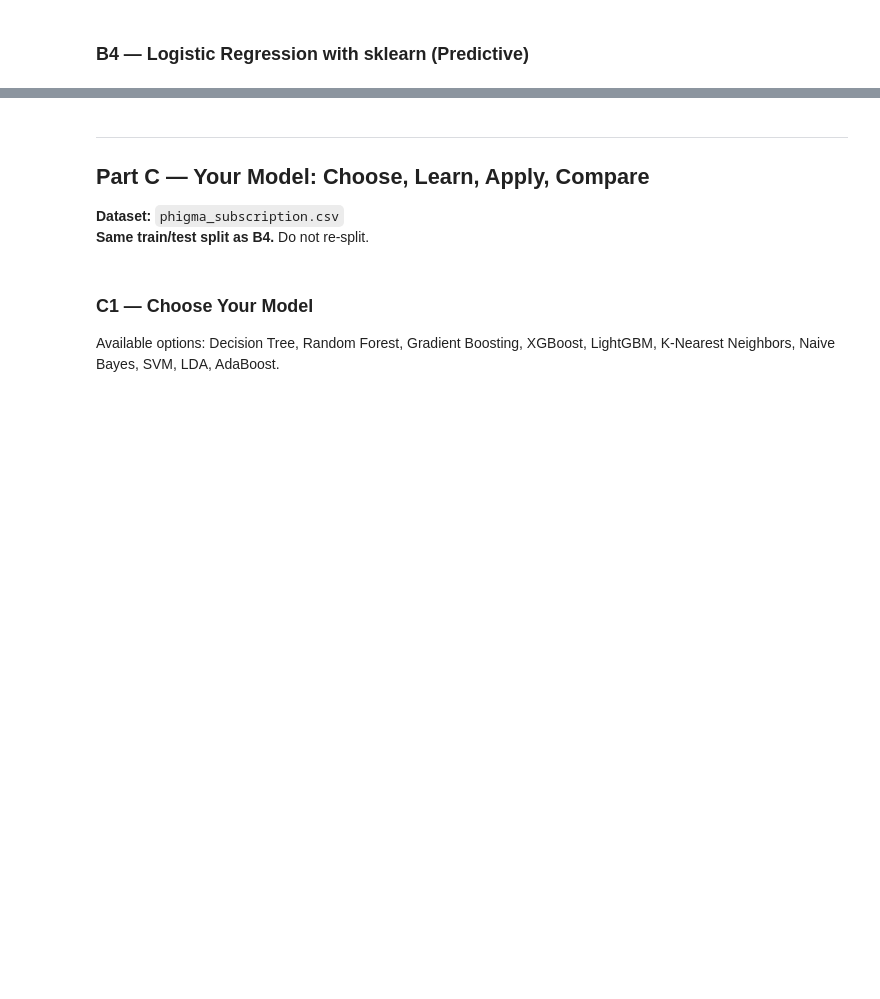
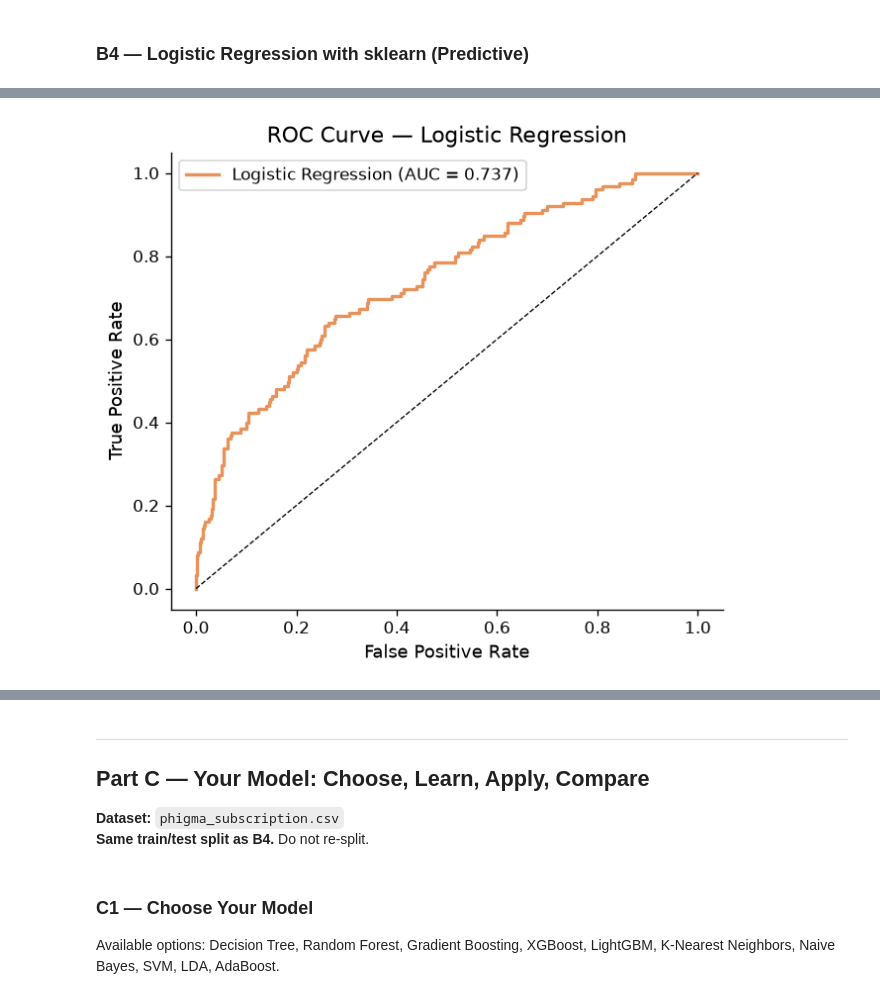
Before and after one commit to MarcusC2003/IAT461-Assignment02, a Jupyter notebook: IAT461_A2_Scaffold_empty.ipynb, the cells around one changed output, grey strips where cells are left out. Cells and saved outputs as stored; diff of their text form; code cells hidden in the pictures; blank space fills up the shorter version.

```diff
--- a/IAT461_A2_Scaffold_empty.ipynb
+++ b/IAT461_A2_Scaffold_empty.ipynb
@@ -907,17 +947,19 @@ No train/test split — the goal is to interpret coefficients, not evaluate pred
 # %%
 # YOUR CODE HERE
 # ROC curve (save fpr_lr, tpr_lr for later comparison with Part C)
-# fpr_lr, tpr_lr, _ = roc_curve(y_test, y_prob_lr)
-# auc_lr = roc_auc_score(y_test, y_prob_lr)
+fpr_lr, tpr_lr, _ = roc_curve(y_test, y_prob_lr)
+auc_lr = roc_auc_score(y_test, y_prob_lr)
 
-# fig, ax = plt.subplots(figsize=(6, 5))
-# ax.plot(fpr_lr, tpr_lr, color=ACCENT, lw=2, label=f'Logistic Regression (AUC = {auc_lr:.3f})')
-# ax.plot([0,1],[0,1], 'k--', lw=0.8)
-# ax.set_xlabel('False Positive Rate')
-# ax.set_ylabel('True Positive Rate')
-# ax.set_title('ROC Curve — Logistic Regression')
-# ax.legend()
-# plt.show()
+fig, ax = plt.subplots(figsize=(6, 5))
+ax.plot(fpr_lr, tpr_lr, color=ACCENT, lw=2, label=f'Logistic Regression (AUC = {auc_lr:.3f})')
+ax.plot([0,1],[0,1], 'k--', lw=0.8)
+ax.set_xlabel('False Positive Rate')
+ax.set_ylabel('True Positive Rate')
+ax.set_title('ROC Curve — Logistic Regression')
+ax.legend()
+plt.show()
+# %% [output]
+[figure, added]
 # %% [markdown]
 **✏️ Your interpretation (B4):**
 
```
Also changed, not shown: parts of 28 cells of this notebook.
